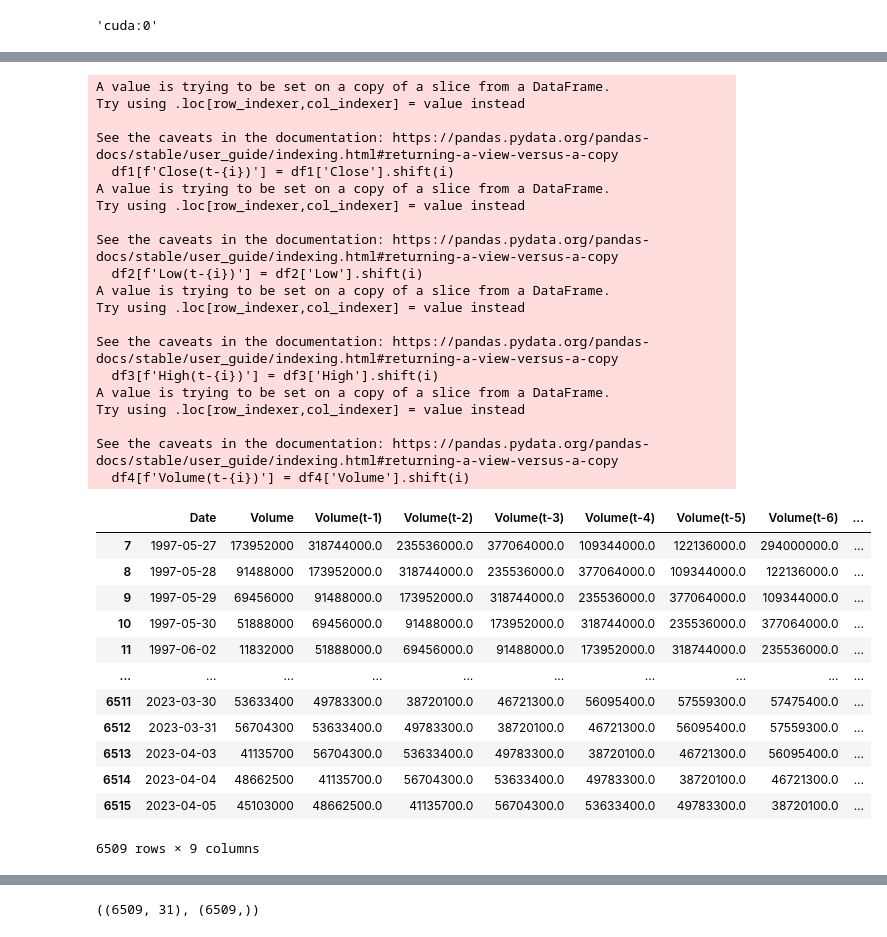
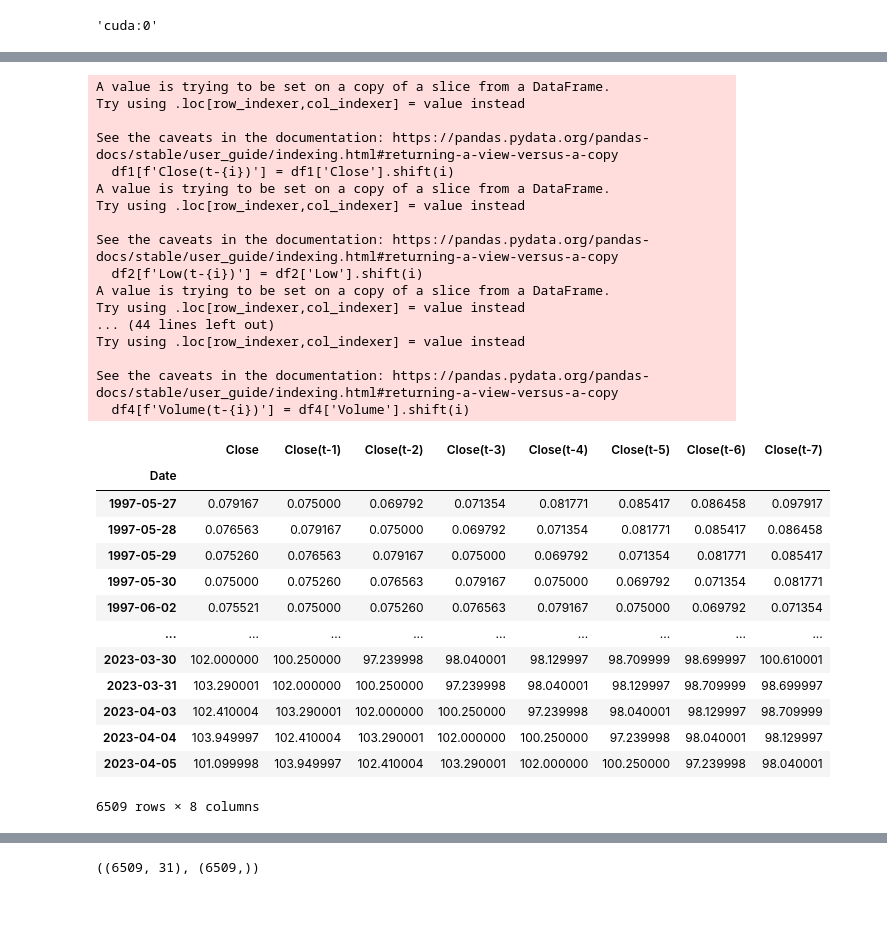
Before and after one commit to kruzel/algotrading, a Jupyter notebook: Low_high_forecasting.ipynb, the cells around one changed output, grey strips where cells are left out. Drawn from its saved outputs; the diff is of its cells as text; code cells hidden in the pictures; blank space fills up the shorter version.

```diff
--- a/Low_high_forecasting.ipynb
+++ b/Low_high_forecasting.ipynb
@@ -69,7 +64,10 @@ def prepare_dataframe_for_lstm(df, n_steps):
     df3 = df[['Date', 'High']]
     df4 = df[['Date', 'Volume']]
 
-    df.set_index('Date', inplace=True)
+    df1.set_index('Date', inplace=True)
+    df2.set_index('Date', inplace=True)
+    df3.set_index('Date', inplace=True)
+    df4.set_index('Date', inplace=True)
 
     for i in range(1, n_steps+1):
         df1[f'Close(t-{i})'] = df1['Close'].shift(i)
@@ -77,53 +75,48 @@ def prepare_dataframe_for_lstm(df, n_steps):
         df3[f'High(t-{i})'] = df3['High'].shift(i)
         df4[f'Volume(t-{i})'] = df4['Volume'].shift(i)
 
     df1.dropna(inplace=True)
     df2.dropna(inplace=True)
     df3.dropna(inplace=True)
     df4.dropna(inplace=True)
 
     return df1, df2, df3, df4
 
 lookback = 7
 df1, df2, df3, df4 = prepare_dataframe_for_lstm(data, lookback)
 df1
-df2
-df3
-df4
 # %% [output]
 A value is trying to be set on a copy of a slice from a DataFrame.
 Try using .loc[row_indexer,col_indexer] = value instead
 
 See the caveats in the documentation: https://pandas.pydata.org/pandas-docs/stable/user_guide/indexing.html#returning-a-view-versus-a-copy
   df1[f'Close(t-{i})'] = df1['Close'].shift(i)
 A value is trying to be set on a copy of a slice from a DataFrame.
 Try using .loc[row_indexer,col_indexer] = value instead
 
 See the caveats in the documentation: https://pandas.pydata.org/pandas-docs/stable/user_guide/indexing.html#returning-a-view-versus-a-copy
   df2[f'Low(t-{i})'] = df2['Low'].shift(i)
 A value is trying to be set on a copy of a slice from a DataFrame.
 Try using .loc[row_indexer,col_indexer] = value instead
-
-See the caveats in the documentation: https://pandas.pydata.org/pandas-docs/stable/user_guide/indexing.html#returning-a-view-versus-a-copy
-  df3[f'High(t-{i})'] = df3['High'].shift(i)
-A value is trying to be set on a copy of a slice from a DataFrame.
+... (44 lines left out)
 Try using .loc[row_indexer,col_indexer] = value instead
 
 See the caveats in the documentation: https://pandas.pydata.org/pandas-docs/stable/user_guide/indexing.html#returning-a-view-versus-a-copy
   df4[f'Volume(t-{i})'] = df4['Volume'].shift(i)
-|  | Date | Volume | Volume(t-1) | Volume(t-2) | Volume(t-3) | Volume(t-4) | Volume(t-5) | Volume(t-6) | ... |
-| 7 | 1997-05-27 | 173952000 | 318744000.0 | 235536000.0 | 377064000.0 | 109344000.0 | 122136000.0 | 294000000.0 | ... |
-| 8 | 1997-05-28 | 91488000 | 173952000.0 | 318744000.0 | 235536000.0 | 377064000.0 | 109344000.0 | 122136000.0 | ... |
-| 9 | 1997-05-29 | 69456000 | 91488000.0 | 173952000.0 | 318744000.0 | 235536000.0 | 377064000.0 | 109344000.0 | ... |
-| 10 | 1997-05-30 | 51888000 | 69456000.0 | 91488000.0 | 173952000.0 | 318744000.0 | 235536000.0 | 377064000.0 | ... |
-| 11 | 1997-06-02 | 11832000 | 51888000.0 | 69456000.0 | 91488000.0 | 173952000.0 | 318744000.0 | 235536000.0 | ... |
-| ... | ... | ... | ... | ... | ... | ... | ... | ... | ... |
-| 6511 | 2023-03-30 | 53633400 | 49783300.0 | 38720100.0 | 46721300.0 | 56095400.0 | 57559300.0 | 57475400.0 | ... |
-| 6512 | 2023-03-31 | 56704300 | 53633400.0 | 49783300.0 | 38720100.0 | 46721300.0 | 56095400.0 | 57559300.0 | ... |
-| 6513 | 2023-04-03 | 41135700 | 56704300.0 | 53633400.0 | 49783300.0 | 38720100.0 | 46721300.0 | 56095400.0 | ... |
-| 6514 | 2023-04-04 | 48662500 | 41135700.0 | 56704300.0 | 53633400.0 | 49783300.0 | 38720100.0 | 46721300.0 | ... |
-| 6515 | 2023-04-05 | 45103000 | 48662500.0 | 41135700.0 | 56704300.0 | 53633400.0 | 49783300.0 | 38720100.0 | ... |
+|  | Close | Close(t-1) | Close(t-2) | Close(t-3) | Close(t-4) | Close(t-5) | Close(t-6) | Close(t-7) |
+| Date |  |  |  |  |  |  |  |  |
+| 1997-05-27 | 0.079167 | 0.075000 | 0.069792 | 0.071354 | 0.081771 | 0.085417 | 0.086458 | 0.097917 |
+| 1997-05-28 | 0.076563 | 0.079167 | 0.075000 | 0.069792 | 0.071354 | 0.081771 | 0.085417 | 0.086458 |
+| 1997-05-29 | 0.075260 | 0.076563 | 0.079167 | 0.075000 | 0.069792 | 0.071354 | 0.081771 | 0.085417 |
+| 1997-05-30 | 0.075000 | 0.075260 | 0.076563 | 0.079167 | 0.075000 | 0.069792 | 0.071354 | 0.081771 |
+| 1997-06-02 | 0.075521 | 0.075000 | 0.075260 | 0.076563 | 0.079167 | 0.075000 | 0.069792 | 0.071354 |
+| ... | ... | ... | ... | ... | ... | ... | ... | ... |
+| 2023-03-30 | 102.000000 | 100.250000 | 97.239998 | 98.040001 | 98.129997 | 98.709999 | 98.699997 | 100.610001 |
+| 2023-03-31 | 103.290001 | 102.000000 | 100.250000 | 97.239998 | 98.040001 | 98.129997 | 98.709999 | 98.699997 |
+| 2023-04-03 | 102.410004 | 103.290001 | 102.000000 | 100.250000 | 97.239998 | 98.040001 | 98.129997 | 98.709999 |
+| 2023-04-04 | 103.949997 | 102.410004 | 103.290001 | 102.000000 | 100.250000 | 97.239998 | 98.040001 | 98.129997 |
+| 2023-04-05 | 101.099998 | 103.949997 | 102.410004 | 103.290001 | 102.000000 | 100.250000 | 97.239998 | 98.040001 |
-6509 rows × 9 columns
+6509 rows × 8 columns
 # %%
 df1_np = df1.to_numpy()
 df2_np = df2.to_numpy()
```
Also changed, not shown: parts of 4 cells of this notebook.
